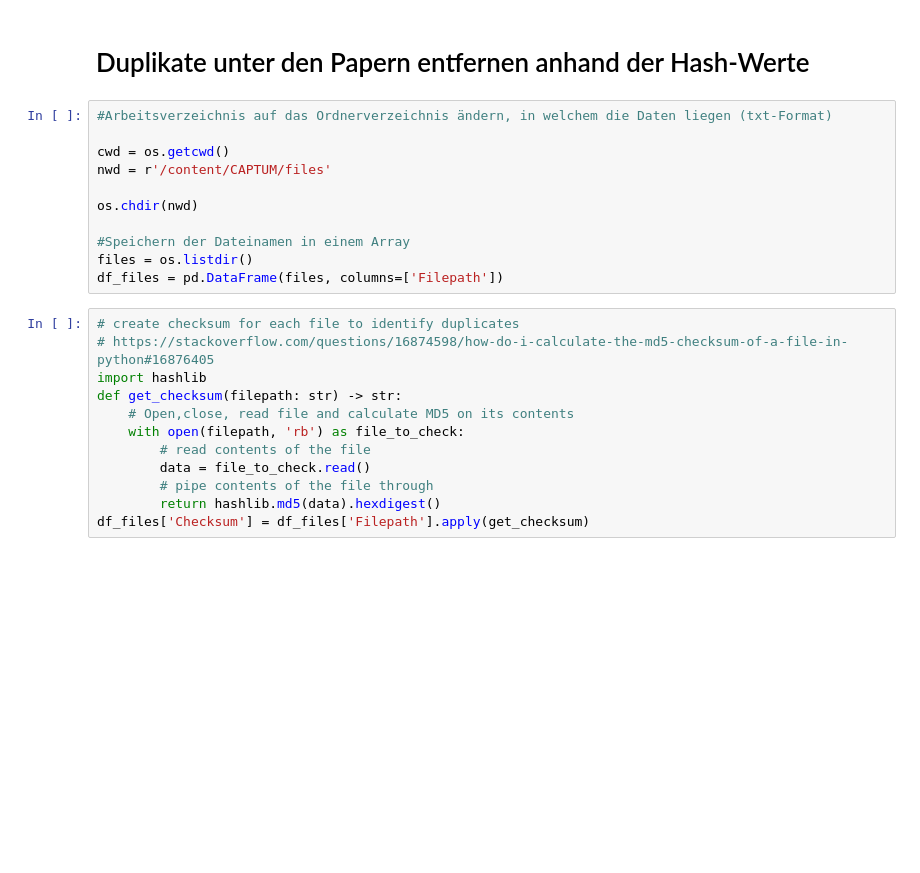
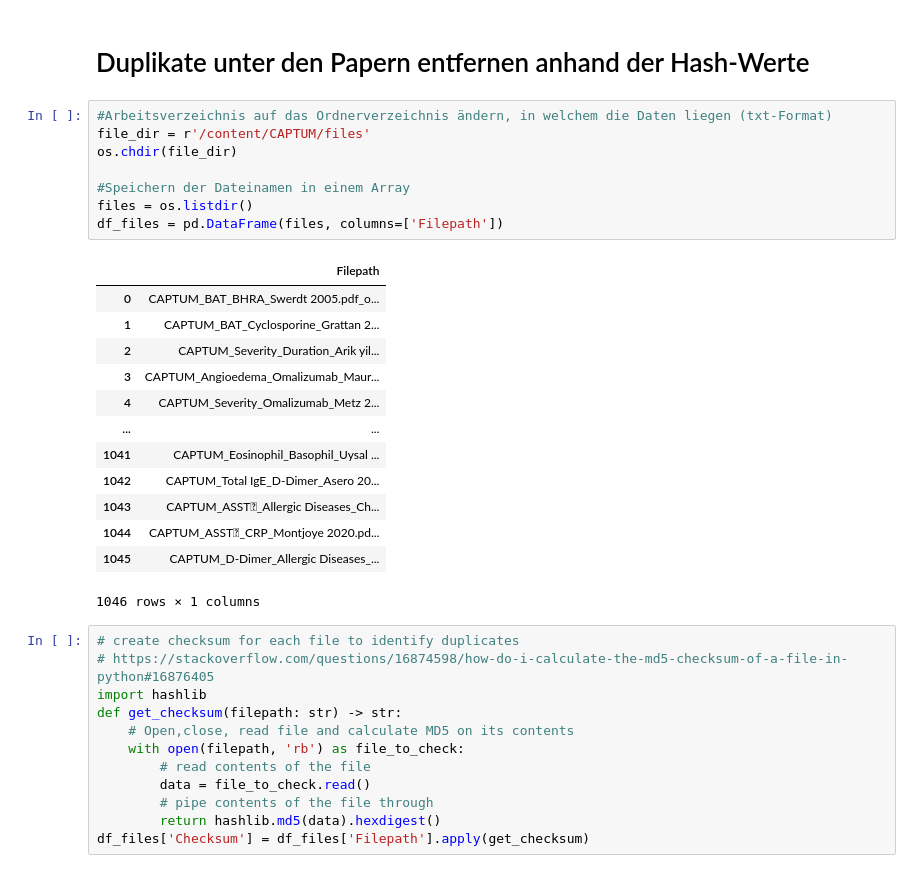
Before and after one commit to JulianSchmidtke/CAPTUM, a Jupyter notebook: AsuD_CAPTUM_v0.1.ipynb, the cells around one changed output. Cells and saved outputs as stored; diff of their text form; blank space fills up the shorter version.

```diff
--- a/AsuD_CAPTUM_v0.1.ipynb
+++ b/AsuD_CAPTUM_v0.1.ipynb
@@ -14,15 +32,26 @@ import numpy as np
 # Duplikate unter den Papern entfernen anhand der Hash-Werte
 # %%
 #Arbeitsverzeichnis auf das Ordnerverzeichnis ändern, in welchem die Daten liegen (txt-Format)
-
-cwd = os.getcwd()
-nwd = r'/content/CAPTUM/files'
-
-os.chdir(nwd)
+file_dir = r'/content/CAPTUM/files'
+os.chdir(file_dir)
 
 #Speichern der Dateinamen in einem Array
 files = os.listdir()
 df_files = pd.DataFrame(files, columns=['Filepath'])
+# %% [output]
+|  | Filepath |
+| 0 | CAPTUM_BAT_BHRA_Swerdt 2005.pdf_o... |
+| 1 | CAPTUM_BAT_Cyclosporine_Grattan 2... |
+| 2 | CAPTUM_Severity_Duration_Arik yil... |
+| 3 | CAPTUM_Angioedema_Omalizumab_Maur... |
+| 4 | CAPTUM_Severity_Omalizumab_Metz 2... |
+| ... | ... |
+| 1041 | CAPTUM_Eosinophil_Basophil_Uysal ... |
+| 1042 | CAPTUM_Total IgE_D-Dimer_Asero 20... |
+| 1043 | CAPTUM_ASST_Allergic Diseases_Ch... |
+| 1044 | CAPTUM_ASST_CRP_Montjoye 2020.pd... |
+| 1045 | CAPTUM_D-Dimer_Allergic Diseases_... |
+1046 rows × 1 columns
 # %%
 # create checksum for each file to identify duplicates
 # https://stackoverflow.com/questions/16874598/how-do-i-calculate-the-md5-checksum-of-a-file-in-python#16876405
```
Also changed, not shown: parts of 64 cells of this notebook.
